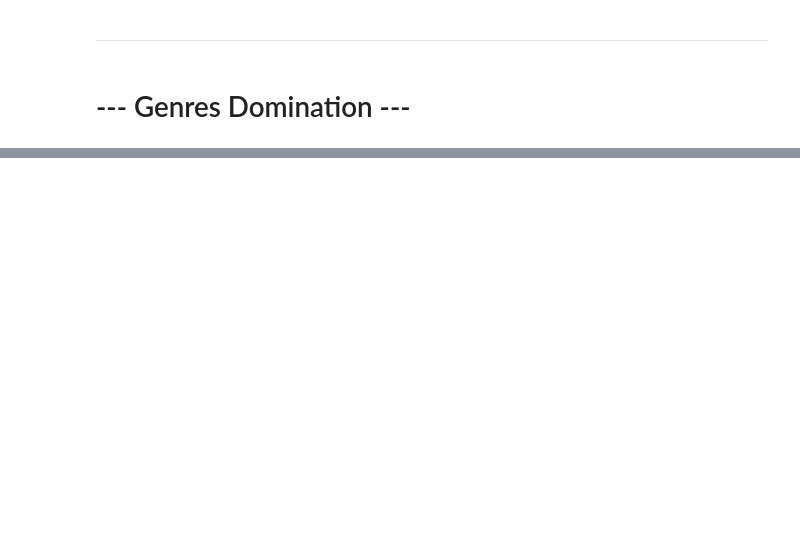
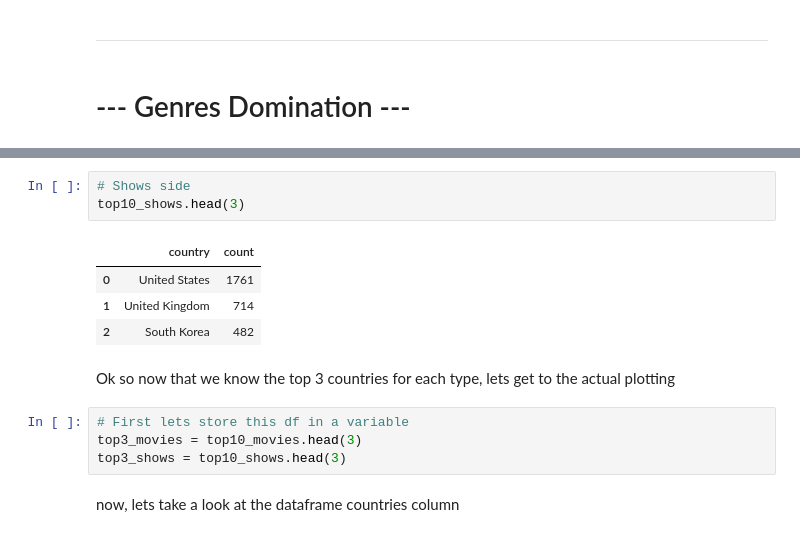
Before and after one commit to imelinc/eda-project, a Jupyter notebook: eda-project.ipynb, the cells around one changed output, grey strips where cells are left out. Cells and saved outputs as stored; diff of their text form; blank space fills up the shorter version.

```diff
--- a/eda-project.ipynb
+++ b/eda-project.ipynb
@@ -568,0 +612,16 @@ The pie charts reveal that the United States is the dominant contributor in both
+# %%
+# Shows side
+top10_shows.head(3)
+# %% [output]
+|  | country | count |
+| 0 | United States | 1761 |
+| 1 | United Kingdom | 714 |
+| 2 | South Korea | 482 |
+# %% [markdown]
+Ok so now that we know the top 3 countries for each type, lets get to the actual plotting
+# %%
+# First lets store this df in a variable
+top3_movies = top10_movies.head(3)
+top3_shows = top10_shows.head(3)
+# %% [markdown]
+now, lets take a look at the dataframe countries column
```
Also changed, not shown: parts of 20 cells of this notebook.
